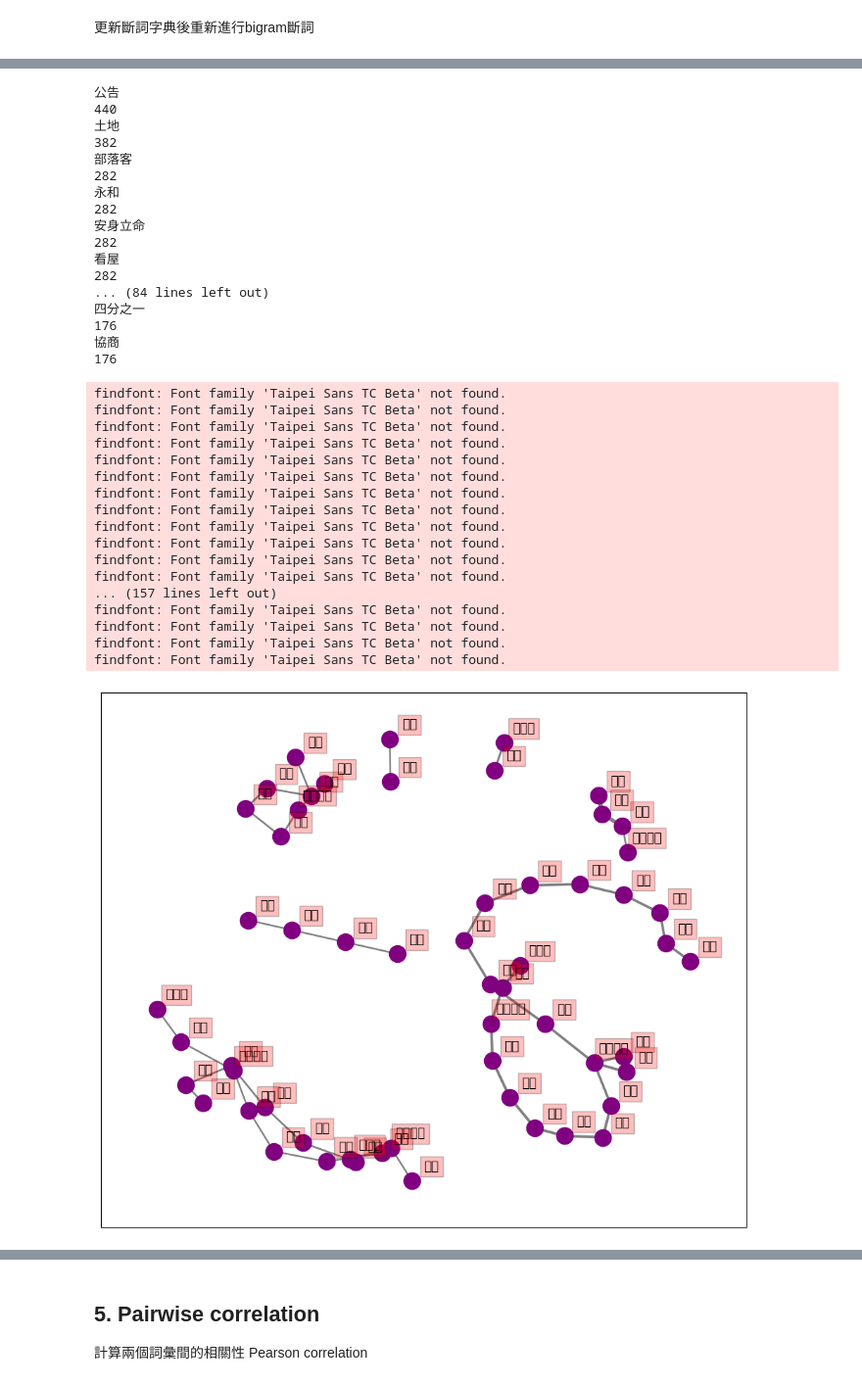
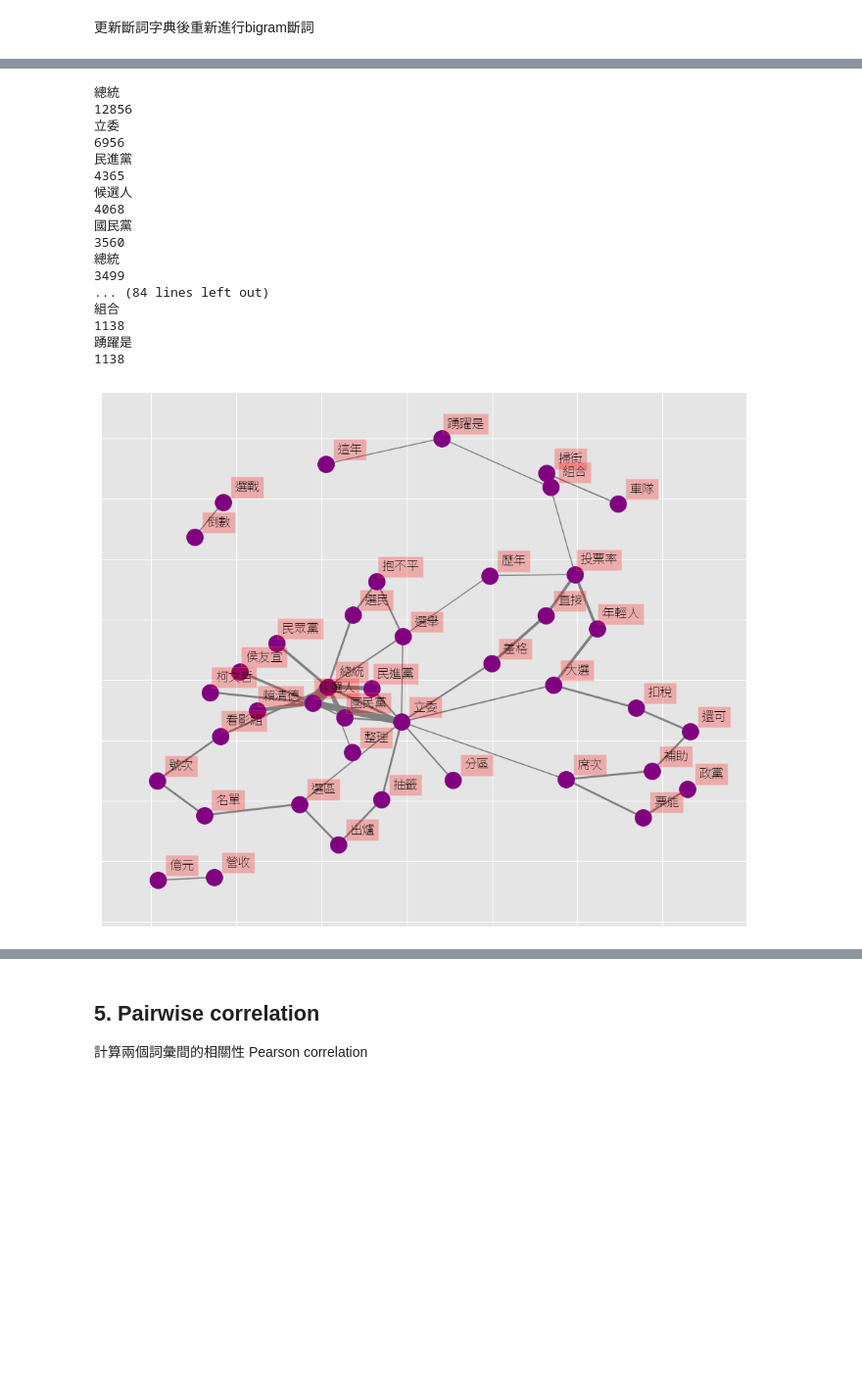
Before and after one commit to whats2000/NatureLanguageAnalyze, a Jupyter notebook: udn_text_zh.ipynb, the cells around one changed output, grey strips where cells are left out. Shown: that part at 98% size. Cells and saved outputs as stored; diff of their text form; code cells hidden in the pictures; blank space fills up the shorter version.

```diff
--- a/udn_text_zh.ipynb
+++ b/udn_text_zh.ipynb
@@ -38,0 +29,15 @@ matplotlib.rc('font', family='Taipei Sans TC Beta')
+# %%
+# cloab 字體設定
+import matplotlib
+# Path to the custom font
+font_path = 'font/TraditionalChinese.ttf'
+
+# Add the custom font to the font manager
+font_manager.fontManager.addfont(font_path)
+
+# After adding the font, search for it by filename to get the correct font name
+for font in font_manager.fontManager.ttflist:
+    if font.fname == font_path:
+        print(f"Found font: {font.name}")
+        plt.rcParams['font.family'] = font.name
+        break
@@ -47,6 +54,6 @@ matplotlib.rc('font', family='Taipei Sans TC Beta')
 + 資料筆數：共 8802 則新聞
 # %%
 #匯入資料
-df = pd.read_csv('./data/聯合新聞_merge.csv', encoding = 'UTF-8')
+df = pd.read_csv('./data/聯合日報更新2.csv', encoding = 'UTF-8')
 df
 # %% [output]
@@ -80,7 +89,7 @@ dtype: int64
 MetaData = df.copy()
 
 # 去除一些不需要的欄位
-MetaData = MetaData.drop(['dataSource','artSecondCatagory'], axis=1)
+MetaData = MetaData.drop(['dataSource'], axis=1)
 MetaData['artContent'] = MetaData['artContent'].astype(str)
 # 只留下中文字
 MetaData['sentence'] = MetaData['artContent'].apply(lambda x: re.sub('[^\u4e00-\u9fff]+', '',x))
@@ -456,63 +465,46 @@ for k, v in [d][0].items():
     G.add_edge(k[0], k[1], weight=v) # nodes：詞彙，weight：組合出現頻率
 
 # 取得edge權重
-weights = [w[2]['weight']*0.01 for w in  G.edges(data=True)]
+weights = [w[2]['weight']*0.001 for w in  G.edges(data=True)]
 # %% [output]
-公告
-440
-土地
-382
-部落客
-282
-永和
-282
-安身立命
-282
-看屋
-282
+總統
+12856
+立委
+6956
+民進黨
+4365
+候選人
+4068
+國民黨
+3560
+總統
+3499
 ... (84 lines left out)
-四分之一
-176
-協商
-176
+組合
+1138
+踴躍是
+1138
 # %%
 fig, ax = plt.subplots(figsize=(12, 10))
 
-pos = nx.spring_layout(G, k=1.5)# k越大，斥力越小l;k越小，斥力越大
+pos = nx.spring_layout(G, k=4)# k越大，斥力越小l;k越小，斥力越大
 
 # networks
 nx.draw_networkx(G, pos,
                  font_size=16,
                  width=weights,
                  edge_color='grey',
                  node_color='purple',
                  with_labels = False,
                  ax=ax)
 
 # 增加 labels
 for key, value in pos.items():
     x, y = value[0]+.07, value[1]+.045
     ax.text(x, y,
             s=key,
             bbox=dict(facecolor='red', alpha=0.25),
             horizontalalignment='center', fontsize=13)
 plt.show()
 # %% [output]
-findfont: Font family 'Taipei Sans TC Beta' not found.
-findfont: Font family 'Taipei Sans TC Beta' not found.
-findfont: Font family 'Taipei Sans TC Beta' not found.
-findfont: Font family 'Taipei Sans TC Beta' not found.
-findfont: Font family 'Taipei Sans TC Beta' not found.
-findfont: Font family 'Taipei Sans TC Beta' not found.
-findfont: Font family 'Taipei Sans TC Beta' not found.
-findfont: Font family 'Taipei Sans TC Beta' not found.
-findfont: Font family 'Taipei Sans TC Beta' not found.
-findfont: Font family 'Taipei Sans TC Beta' not found.
-findfont: Font family 'Taipei Sans TC Beta' not found.
-findfont: Font family 'Taipei Sans TC Beta' not found.
-... (157 lines left out)
-findfont: Font family 'Taipei Sans TC Beta' not found.
-findfont: Font family 'Taipei Sans TC Beta' not found.
-findfont: Font family 'Taipei Sans TC Beta' not found.
-findfont: Font family 'Taipei Sans TC Beta' not found.
-[figure, old version]
+[figure, new version]
```
Also changed, not shown: parts of 71 cells of this notebook, 3 other files.
